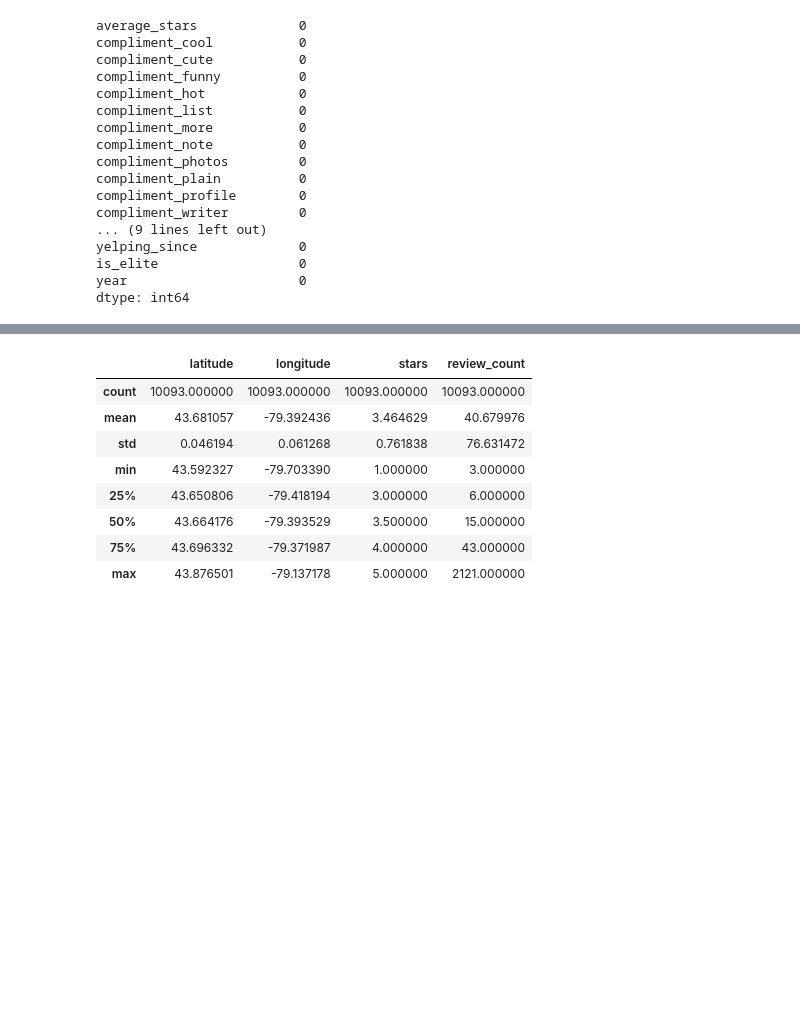
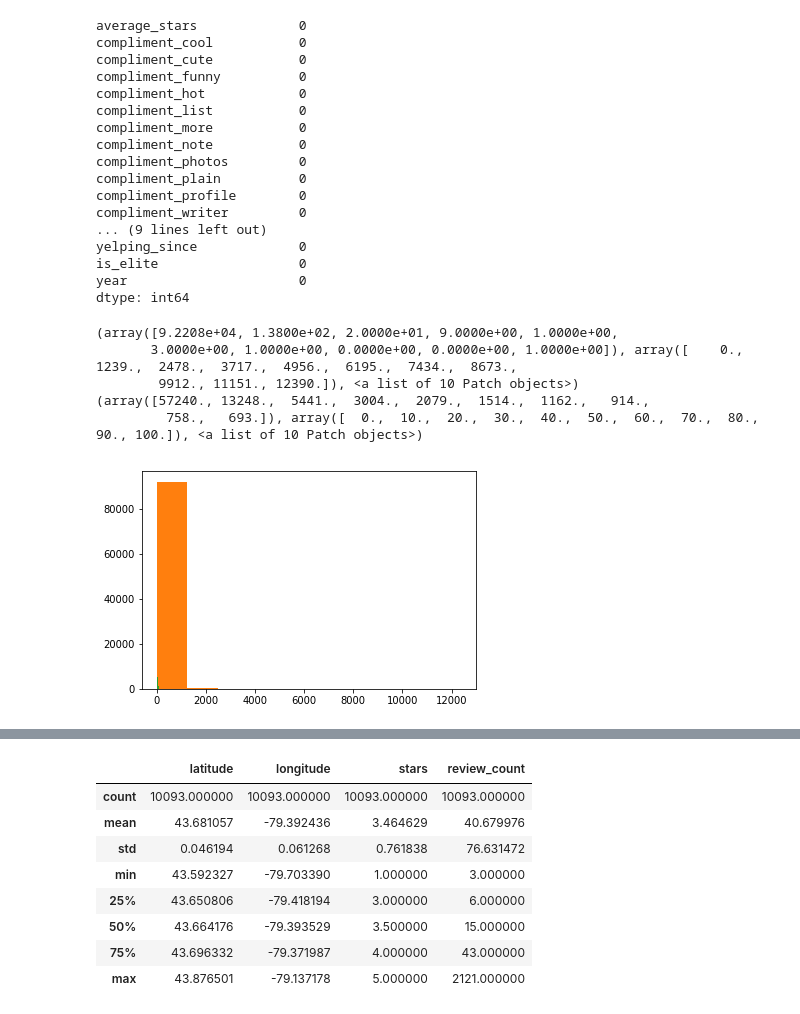
Before and after one commit to Ivanclj/Yelp-Recommender, a Jupyter notebook: Restaurant Recommender.ipynb, the cells around one changed output, grey strips where cells are left out. Cells and saved outputs as stored; diff of their text form; code cells hidden in the pictures; blank space fills up the shorter version.

```diff
--- a/Restaurant Recommender.ipynb
+++ b/Restaurant Recommender.ipynb
@@ -91,3 +113,15 @@ yelping_since             0
 is_elite                  0
 year                      0
 dtype: int64
+# %%
+# look at review dist
+plt.hist([math.log(x+1) for x in data_users.review_count])
+print(plt.hist(data_users.review_count))
+print(plt.hist(data_users.review_count[data_users.review_count<=100]))
+# %% [output]
+(array([9.2208e+04, 1.3800e+02, 2.0000e+01, 9.0000e+00, 1.0000e+00,
+       3.0000e+00, 1.0000e+00, 0.0000e+00, 0.0000e+00, 1.0000e+00]), array([    0.,  1239.,  2478.,  3717.,  4956.,  6195.,  7434.,  8673.,
+        9912., 11151., 12390.]), <a list of 10 Patch objects>)
+(array([57240., 13248.,  5441.,  3004.,  2079.,  1514.,  1162.,   914.,
+         758.,   693.]), array([  0.,  10.,  20.,  30.,  40.,  50.,  60.,  70.,  80.,  90., 100.]), <a list of 10 Patch objects>)
+[figure, added]
```
Also changed, not shown: parts of 43 cells of this notebook, 5 other files.
